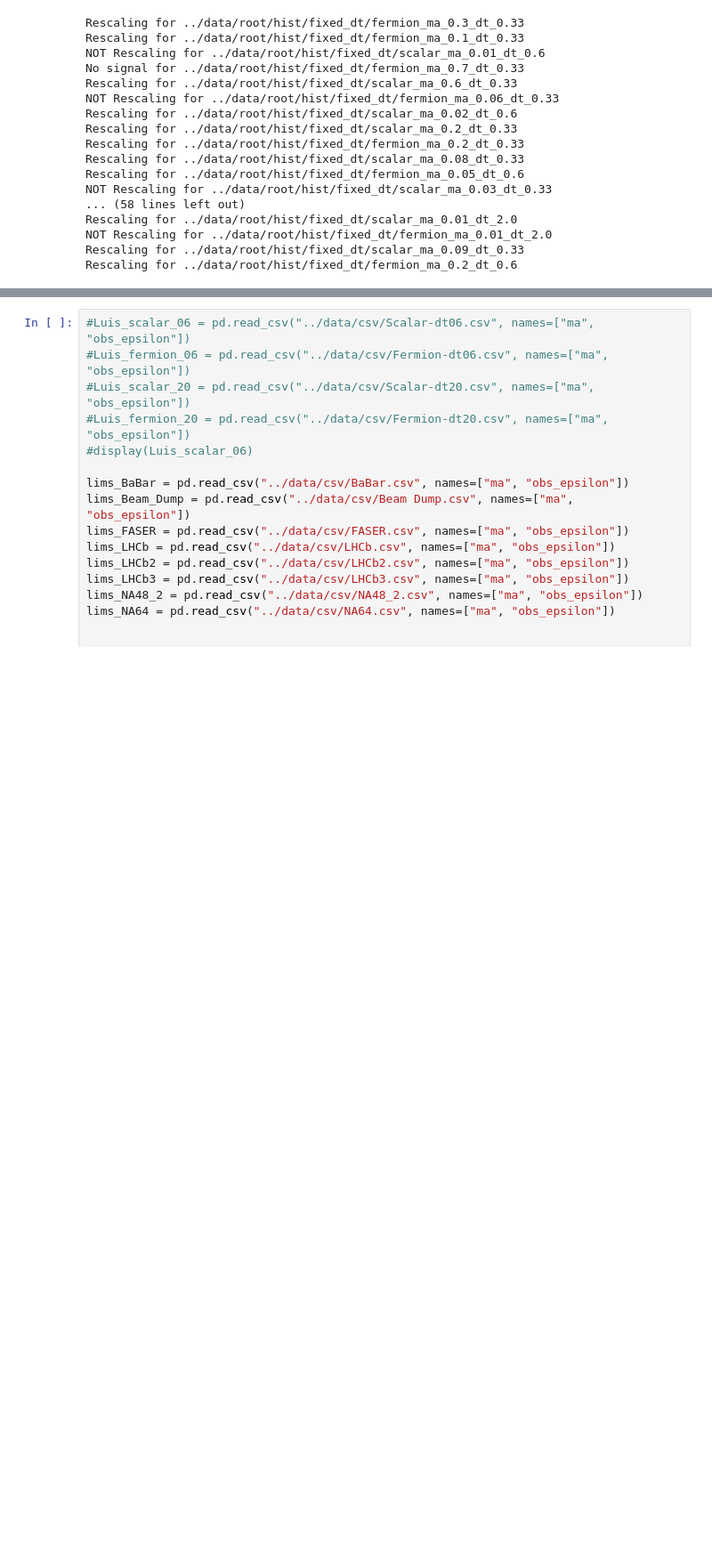
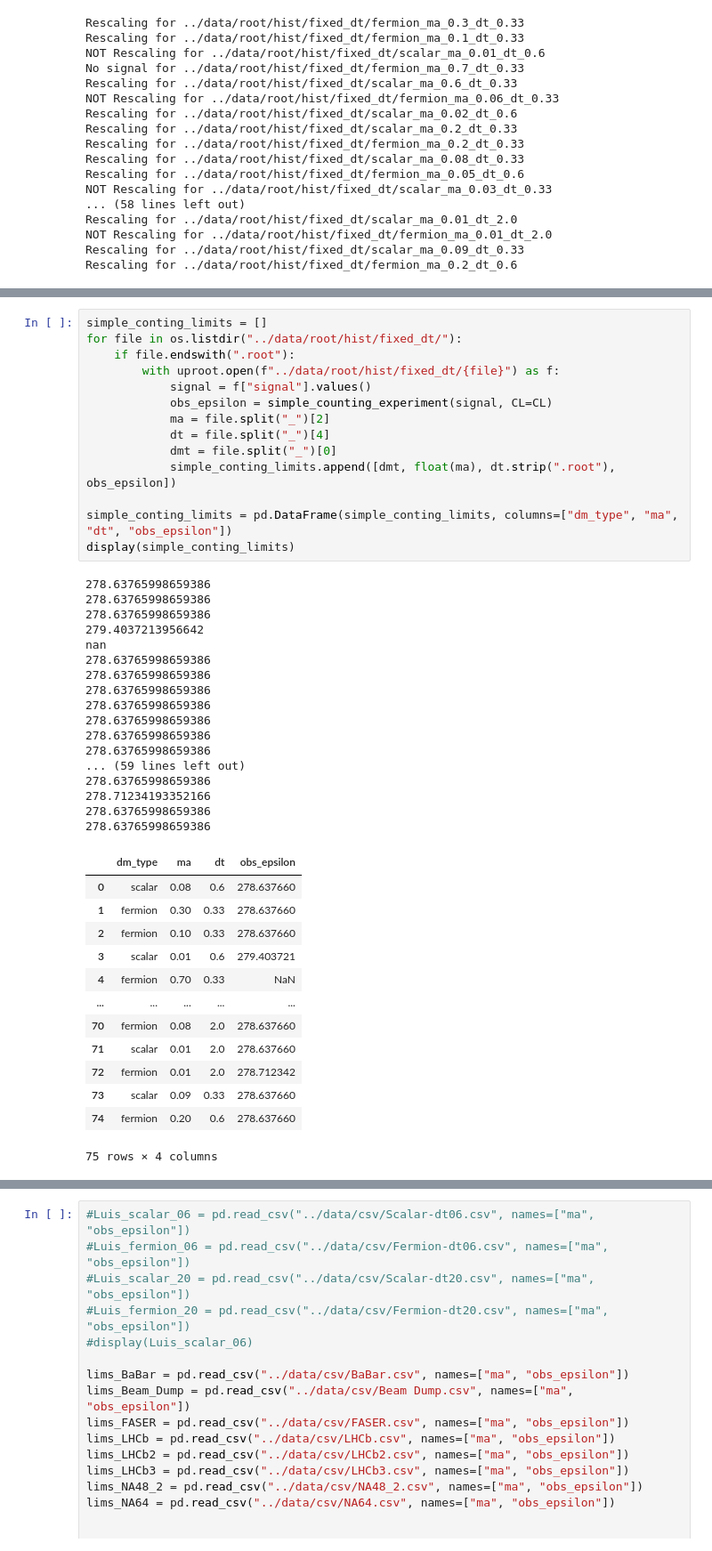
Before and after one commit to amh-137/DarkElectronScatter, a Jupyter notebook: notebooks/limits.ipynb, the cells around one changed output, grey strips where cells are left out. Shown at 89% size. Saved outputs shown, nothing was run; the diff lists cells and outputs as text; blank space fills up the shorter version.

```diff
--- a/notebooks/limits.ipynb
+++ b/notebooks/limits.ipynb
@@ -323 +371,46 @@ Rescaling for ../data/root/hist/fixed_dt/fermion_ma_0.2_dt_0.6
+# %%
+simple_conting_limits = []
+for file in os.listdir("../data/root/hist/fixed_dt/"):
+    if file.endswith(".root"):
+        with uproot.open(f"../data/root/hist/fixed_dt/{file}") as f:
+            signal = f["signal"].values()
+            obs_epsilon = simple_counting_experiment(signal, CL=CL)
+            ma = file.split("_")[2]
+            dt = file.split("_")[4]
+            dmt = file.split("_")[0]
+            simple_conting_limits.append([dmt, float(ma), dt.strip(".root"), obs_epsilon])
+
+simple_conting_limits = pd.DataFrame(simple_conting_limits, columns=["dm_type", "ma", "dt", "obs_epsilon"])
+display(simple_conting_limits)
+# %% [output]
+278.63765998659386
+278.63765998659386
+278.63765998659386
+279.4037213956642
+nan
+278.63765998659386
+278.63765998659386
+278.63765998659386
+278.63765998659386
+278.63765998659386
+278.63765998659386
+278.63765998659386
+... (59 lines left out)
+278.63765998659386
+278.71234193352166
+278.63765998659386
+278.63765998659386
+|  | dm_type | ma | dt | obs_epsilon |
+| 0 | scalar | 0.08 | 0.6 | 278.637660 |
+| 1 | fermion | 0.30 | 0.33 | 278.637660 |
+| 2 | fermion | 0.10 | 0.33 | 278.637660 |
+| 3 | scalar | 0.01 | 0.6 | 279.403721 |
+| 4 | fermion | 0.70 | 0.33 | NaN |
+| ... | ... | ... | ... | ... |
+| 70 | fermion | 0.08 | 2.0 | 278.637660 |
+| 71 | scalar | 0.01 | 2.0 | 278.637660 |
+| 72 | fermion | 0.01 | 2.0 | 278.712342 |
+| 73 | scalar | 0.09 | 0.33 | 278.637660 |
+| 74 | fermion | 0.20 | 0.6 | 278.637660 |
+75 rows × 4 columns
 # %%
```
Also changed, not shown: parts of 3 cells of this notebook.
